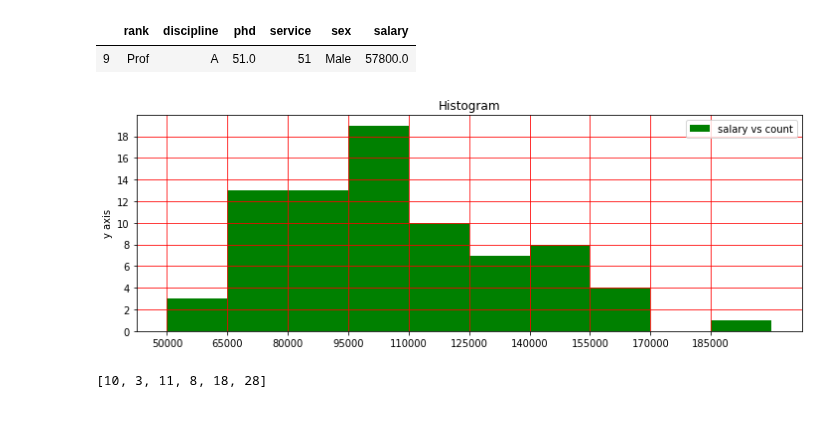
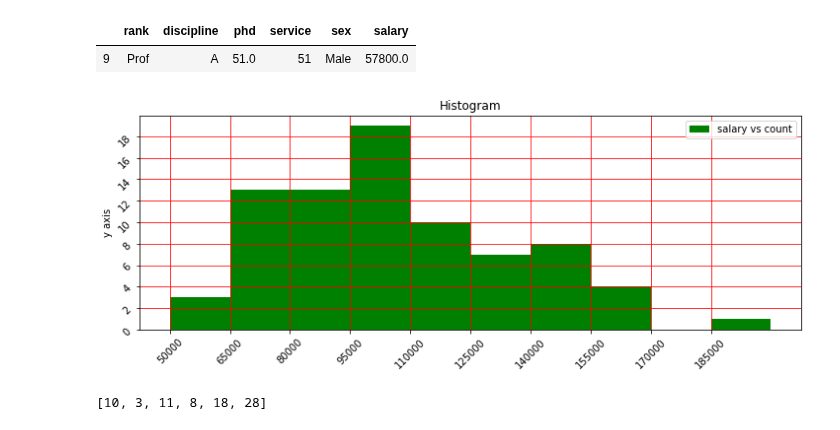
Before and after one commit to Yogendra3112/data_science, a Jupyter notebook: Pandas.ipynb, the cells around one changed output. Drawn from its saved outputs; the diff is of its cells as text; code cells hidden in the pictures.

```diff
--- a/Pandas.ipynb
+++ b/Pandas.ipynb
@@ -1253,17 +1253,17 @@ df[(df['service']==df['service'].max())]
 # %%
 bins=range(50000, 200000 + 15000, 15000)
 plt.figure(figsize=(12,4))
 plt.hist(x=df['salary'].map(lambda x:int(x)),label='salary vs count',color='g',bins=bins)
 plt.ylabel('y axis')
 plt.legend()
 # plt.xlabel('x axis')
 plt.title('Histogram')
 plt.grid(color='r')
-plt.xticks(range(50000, 200000, 15000))
-plt.yticks(range(0,20,2))
+plt.xticks(range(50000, 200000, 15000),rotation=45)
+plt.yticks(range(0,20,2),rotation=45)
 plt.show()
 # %% [output]
-[figure, old version]
+[figure, new version]
 # %%
 z=[i for i in df.groupby(['rank','sex']).count()
 z
```
